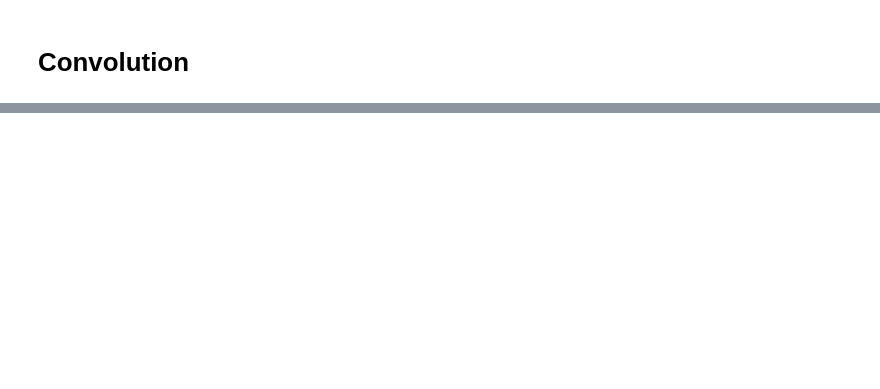
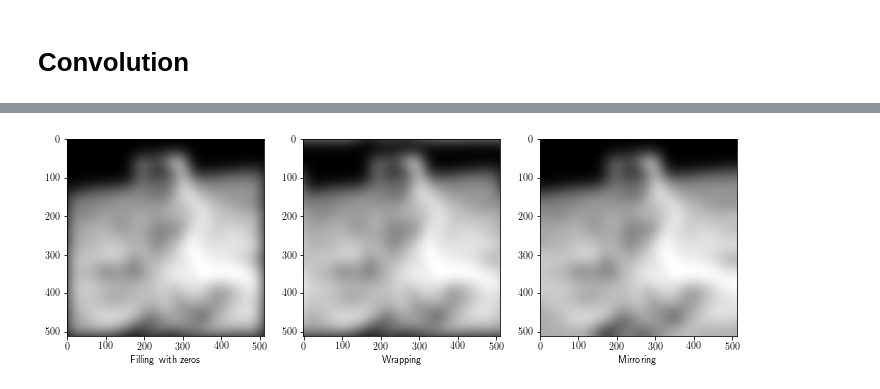
Before and after one commit to vincmazet/ftip, a Jupyter notebook: _sources/convolution.ipynb, the cells around one changed output, grey strips where cells are left out. Cells and saved outputs as stored; diff of their text form; code cells hidden in the pictures; blank space fills up the shorter version.

```diff
--- a/_sources/convolution.ipynb
+++ b/_sources/convolution.ipynb
@@ -197,0 +223,23 @@ c'est également le résultat obtenu par une multiplication dans le domaine de F
+# %%
+from scipy.signal import convolve2d
+from skimage.filters import gaussian
+
+# Convolution of the previous images by a Gaussian PSF
+sigma = 20
+img_zeros = gaussian(img, sigma=sigma, mode='constant', cval=0)
+img_wrap = gaussian(img, sigma=sigma, mode='wrap')
+img_symm = gaussian(img, sigma=sigma, mode='mirror')
+
+# Display
+fig = figure(figsize=(12,4))
+subplot(1,3,1)
+imshow(img_zeros, cmap="gray")
+xlabel("Filling with zeros")
+subplot(1,3,2)
+imshow(img_wrap, cmap="gray")
+xlabel("Wrapping")
+subplot(1,3,3)
+imshow(img_symm, cmap="gray")
+xlabel("Mirroring")
+glue("G:convolution:boundaries-results", fig, display=False)
+# %% [output]
@@ -197,0 +247 @@ c'est également le résultat obtenu par une multiplication dans le domaine de F
+[figure, added]
```
Also changed, not shown: parts of 15 cells of this notebook, 42 other files.
